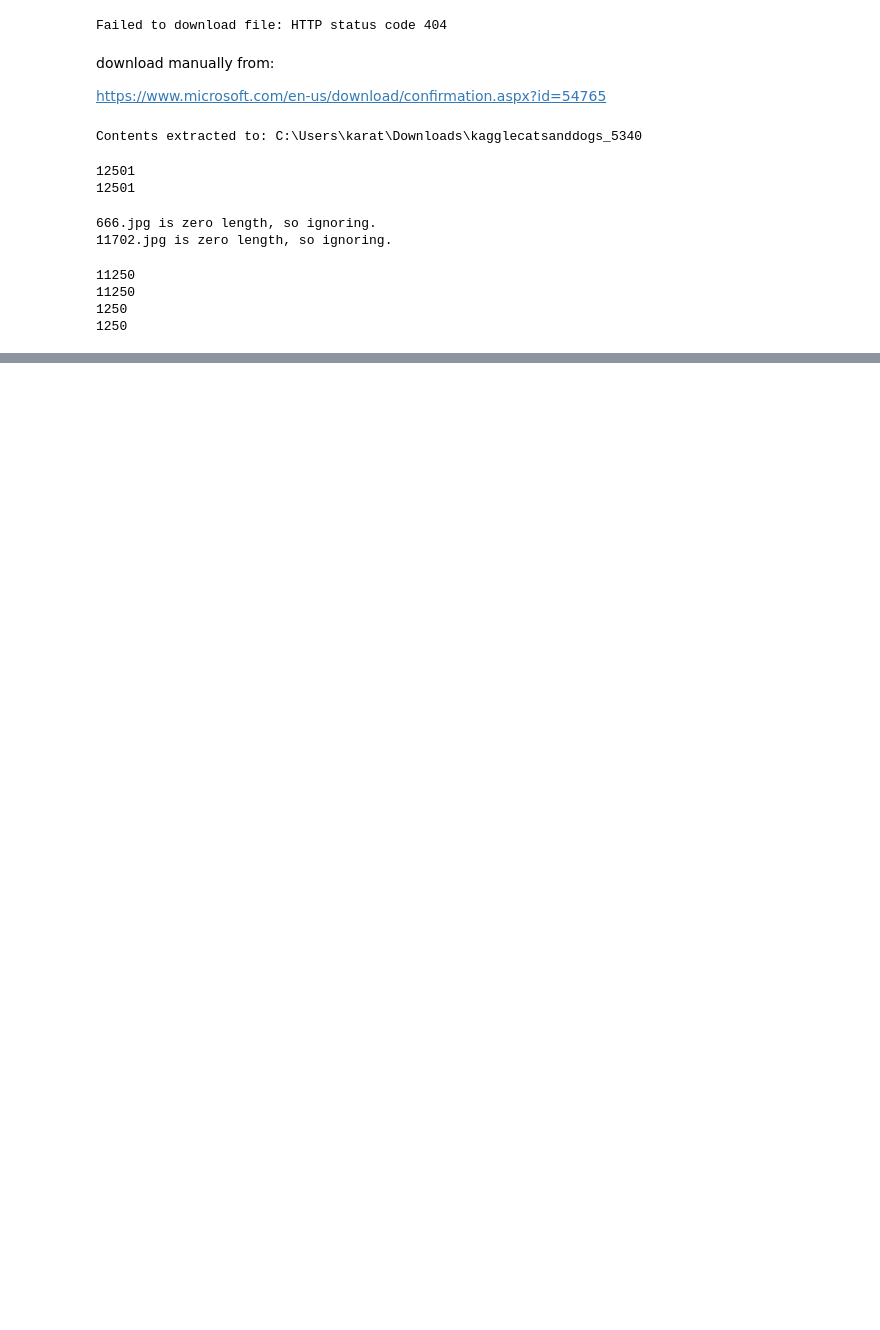
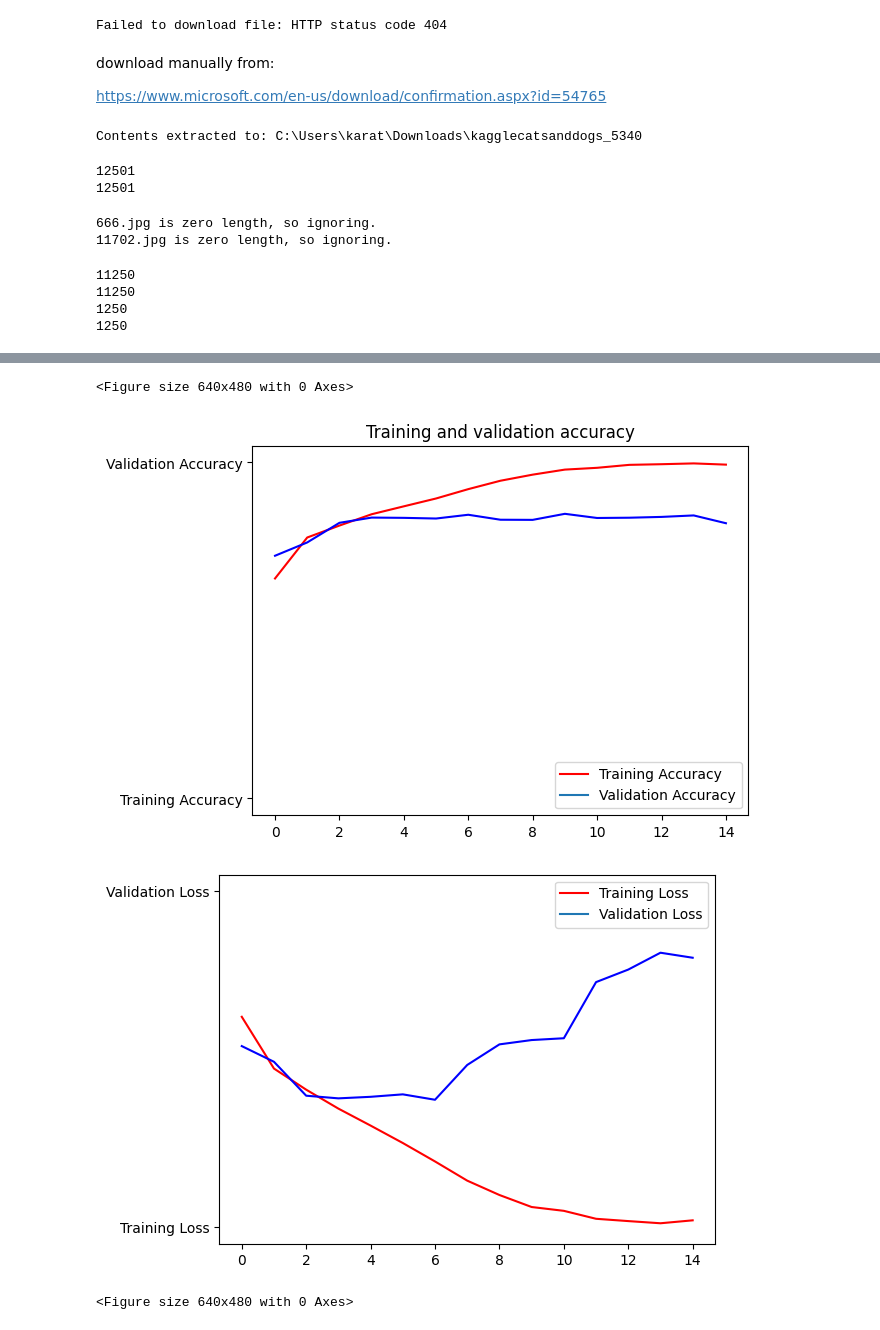
Before and after one commit to Karath-Vamsi/cat-dog-image-classifier, a Jupyter notebook: app.ipynb, the cells around one changed output, grey strips where cells are left out. Drawn from its saved outputs; the diff is of its cells as text; code cells hidden in the pictures; blank space fills up the shorter version.

Commit message:
model completed

```diff
--- a/app.ipynb
+++ b/app.ipynb
@@ -119,0 +149,14 @@ print(len(os.listdir(testing_dogs_dir)))
+# %%
+training_loc = r"C:\Users\karat\Downloads\kagglecatsanddogs_5340\cats-v-dogs\training"
+train_datagen = ImageDataGenerator(rescale=1.0/255.)
+train_generator = train_datagen.flow_from_directory(training_loc,
+                                                    batch_size=100,
+                                                    class_mode='binary',
+                                                    target_size=(150, 150))
+
+valid_loc = r"C:\Users\karat\Downloads\kagglecatsanddogs_5340\cats-v-dogs\testing"
+validation_datagen = ImageDataGenerator(rescale=1.0/255.)
+validation_generator = validation_datagen.flow_from_directory(valid_loc,
+                                                              batch_size=100,
+                                                              class_mode='binary',
+                                                              target_size=(150, 150))
@@ -119,0 +166,5 @@ print(len(os.listdir(testing_dogs_dir)))
+# %%
+history = model.fit(train_generator,
+                    epochs=15,
+                    verbose=1,
+                    validation_data=validation_generator)
@@ -119,0 +191,28 @@ print(len(os.listdir(testing_dogs_dir)))
+# %%
+%matplotlib inline
+import matplotlib.pyplot as plt
+
+acc=history.history['accuracy']
+val_acc=history.history['val_accuracy']
+loss=history.history['loss']
+val_loss=history.history['val_loss']
+
+epochs=range(len(acc))
+
+#plotting accuracy
+plt.plot(epochs, acc, 'r', "Training Accuracy")
+plt.plot(epochs, val_acc, 'b', "Validation Accuracy")
+plt.title('Training and validation accuracy')
+plt.legend(["Training Accuracy", "Validation Accuracy"])
+plt.figure()
+
+# plotting loss
+plt.plot(epochs, loss, 'r', "Training Loss")
+plt.plot(epochs, val_loss, 'b', "Validation Loss")
+plt.legend(["Training Loss", "Validation Loss"])
+plt.figure()
+# %% [output]
+<Figure size 640x480 with 0 Axes>
+[figure, added]
+[figure, added]
+<Figure size 640x480 with 0 Axes>
```
Also changed, not shown: parts of 9 cells of this notebook.
